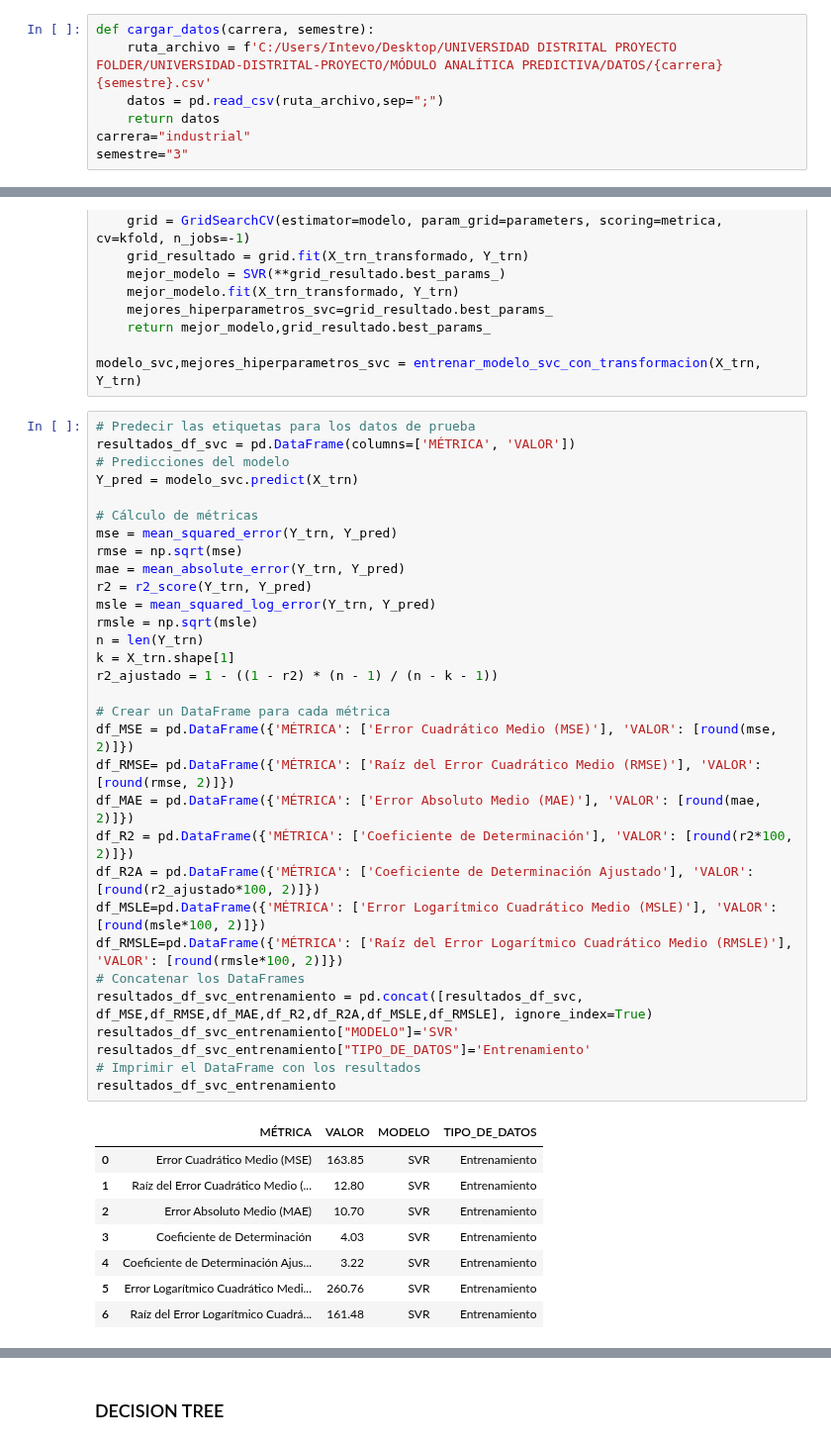
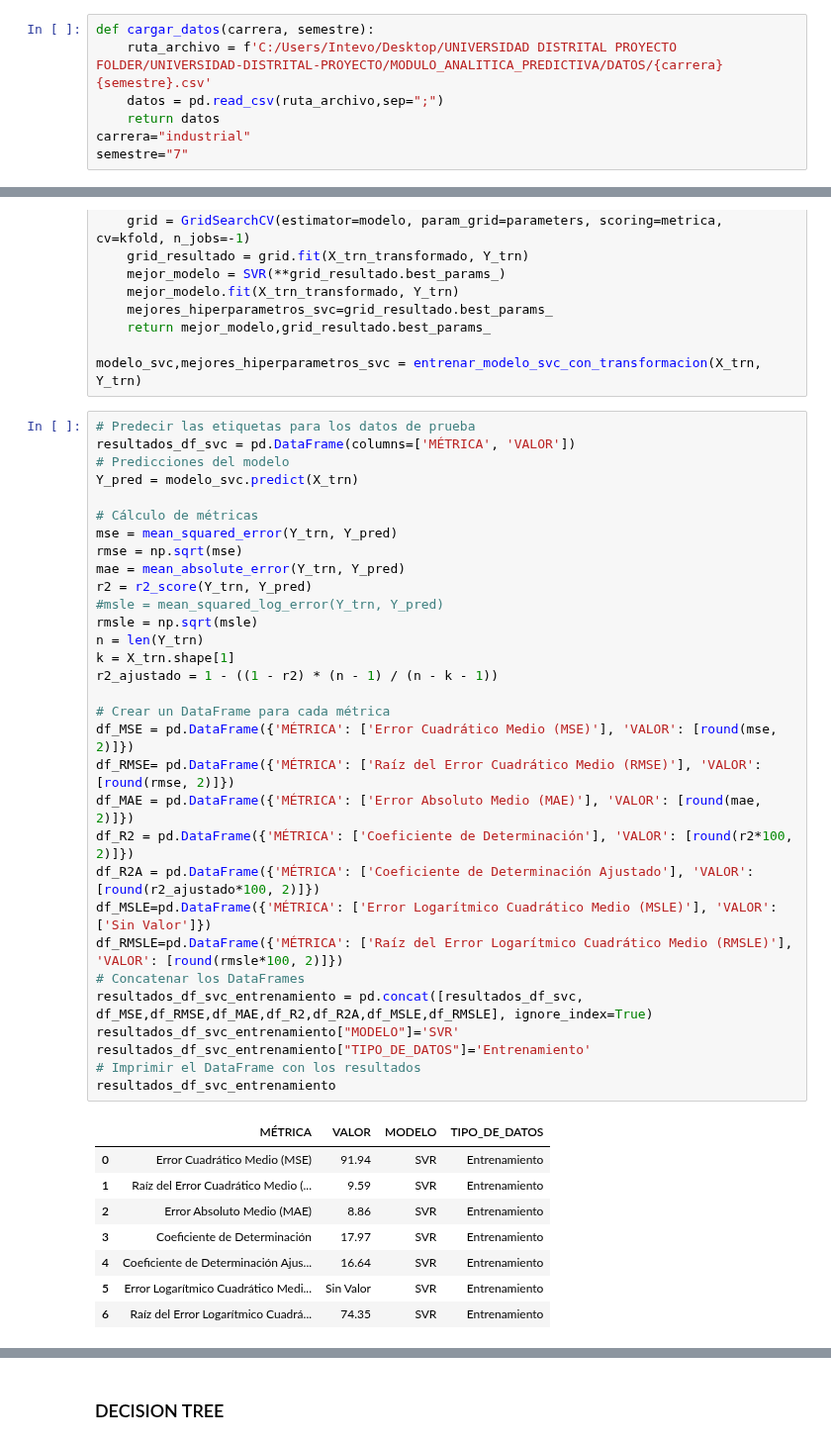
Before and after one commit to CamiloeSotoS/UNIVERSIDAD-DISTRITAL-PROYECTO, a Jupyter notebook: MÓDULO ANALÍTICA PREDICTIVA/MÓDULO_ANALITICA_MODELOS_REGRESION_DEF.ipynb, the cells around one changed output, grey strips where cells are left out. Shown at 99% size. Saved outputs shown, nothing was run; the diff lists cells and outputs as text.

```diff
--- a/MÓDULO ANALÍTICA PREDICTIVA/MÓDULO_ANALITICA_MODELOS_REGRESION_DEF.ipynb
+++ b/MÓDULO ANALÍTICA PREDICTIVA/MÓDULO_ANALITICA_MODELOS_REGRESION_DEF.ipynb
@@ -168,11 +168,11 @@ variables_por_carrera = {
 }
 # %%
 def cargar_datos(carrera, semestre):
-    ruta_archivo = f'C:/Users/Intevo/Desktop/UNIVERSIDAD DISTRITAL PROYECTO FOLDER/UNIVERSIDAD-DISTRITAL-PROYECTO/MÓDULO ANALÍTICA PREDICTIVA/DATOS/{carrera}{semestre}.csv'
+    ruta_archivo = f'C:/Users/Intevo/Desktop/UNIVERSIDAD DISTRITAL PROYECTO FOLDER/UNIVERSIDAD-DISTRITAL-PROYECTO/MODULO_ANALITICA_PREDICTIVA/DATOS/{carrera}{semestre}.csv'
     datos = pd.read_csv(ruta_archivo,sep=";")
     return datos
 carrera="industrial"
-semestre="3"
+semestre="7"
 # %%
 datos = cargar_datos(carrera, semestre)
 columnas_filtradas = variables_por_carrera[carrera][semestre]
@@ -466,42 +466,42 @@ modelo_svc,mejores_hiperparametros_svc = entrenar_modelo_svc_con_transformacion(
 # Predecir las etiquetas para los datos de prueba
 resultados_df_svc = pd.DataFrame(columns=['MÉTRICA', 'VALOR'])
 # Predicciones del modelo
 Y_pred = modelo_svc.predict(X_trn)
 
 # Cálculo de métricas
 mse = mean_squared_error(Y_trn, Y_pred)
 rmse = np.sqrt(mse)
 mae = mean_absolute_error(Y_trn, Y_pred)
 r2 = r2_score(Y_trn, Y_pred)
-msle = mean_squared_log_error(Y_trn, Y_pred)
+#msle = mean_squared_log_error(Y_trn, Y_pred)
 rmsle = np.sqrt(msle)
 n = len(Y_trn)
 k = X_trn.shape[1]
 r2_ajustado = 1 - ((1 - r2) * (n - 1) / (n - k - 1))
 
 # Crear un DataFrame para cada métrica
 df_MSE = pd.DataFrame({'MÉTRICA': ['Error Cuadrático Medio (MSE)'], 'VALOR': [round(mse, 2)]})
 df_RMSE= pd.DataFrame({'MÉTRICA': ['Raíz del Error Cuadrático Medio (RMSE)'], 'VALOR': [round(rmse, 2)]})
 df_MAE = pd.DataFrame({'MÉTRICA': ['Error Absoluto Medio (MAE)'], 'VALOR': [round(mae, 2)]})
 df_R2 = pd.DataFrame({'MÉTRICA': ['Coeficiente de Determinación'], 'VALOR': [round(r2*100, 2)]})
 df_R2A = pd.DataFrame({'MÉTRICA': ['Coeficiente de Determinación Ajustado'], 'VALOR': [round(r2_ajustado*100, 2)]})
-df_MSLE=pd.DataFrame({'MÉTRICA': ['Error Logarítmico Cuadrático Medio (MSLE)'], 'VALOR': [round(msle*100, 2)]})
+df_MSLE=pd.DataFrame({'MÉTRICA': ['Error Logarítmico Cuadrático Medio (MSLE)'], 'VALOR': ['Sin Valor']})
 df_RMSLE=pd.DataFrame({'MÉTRICA': ['Raíz del Error Logarítmico Cuadrático Medio (RMSLE)'], 'VALOR': [round(rmsle*100, 2)]})
 # Concatenar los DataFrames
 resultados_df_svc_entrenamiento = pd.concat([resultados_df_svc, df_MSE,df_RMSE,df_MAE,df_R2,df_R2A,df_MSLE,df_RMSLE], ignore_index=True)
 resultados_df_svc_entrenamiento["MODELO"]='SVR'
 resultados_df_svc_entrenamiento["TIPO_DE_DATOS"]='Entrenamiento'
 # Imprimir el DataFrame con los resultados
 resultados_df_svc_entrenamiento
 # %% [output]
 |  | MÉTRICA | VALOR | MODELO | TIPO_DE_DATOS |
-| 0 | Error Cuadrático Medio (MSE) | 163.85 | SVR | Entrenamiento |
-| 1 | Raíz del Error Cuadrático Medio (... | 12.80 | SVR | Entrenamiento |
-| 2 | Error Absoluto Medio (MAE) | 10.70 | SVR | Entrenamiento |
-| 3 | Coeficiente de Determinación | 4.03 | SVR | Entrenamiento |
-| 4 | Coeficiente de Determinación Ajus... | 3.22 | SVR | Entrenamiento |
-| 5 | Error Logarítmico Cuadrático Medi... | 260.76 | SVR | Entrenamiento |
-| 6 | Raíz del Error Logarítmico Cuadrá... | 161.48 | SVR | Entrenamiento |
+| 0 | Error Cuadrático Medio (MSE) | 91.94 | SVR | Entrenamiento |
+| 1 | Raíz del Error Cuadrático Medio (... | 9.59 | SVR | Entrenamiento |
+| 2 | Error Absoluto Medio (MAE) | 8.86 | SVR | Entrenamiento |
+| 3 | Coeficiente de Determinación | 17.97 | SVR | Entrenamiento |
+| 4 | Coeficiente de Determinación Ajus... | 16.64 | SVR | Entrenamiento |
+| 5 | Error Logarítmico Cuadrático Medi... | Sin Valor | SVR | Entrenamiento |
+| 6 | Raíz del Error Logarítmico Cuadrá... | 74.35 | SVR | Entrenamiento |
 # %%
 # Predecir las etiquetas para los datos de prueba
 resultados_df_svc = pd.DataFrame(columns=['MÉTRICA', 'VALOR'])
```
Also changed, not shown: parts of 34 cells of this notebook, 27 other files.
